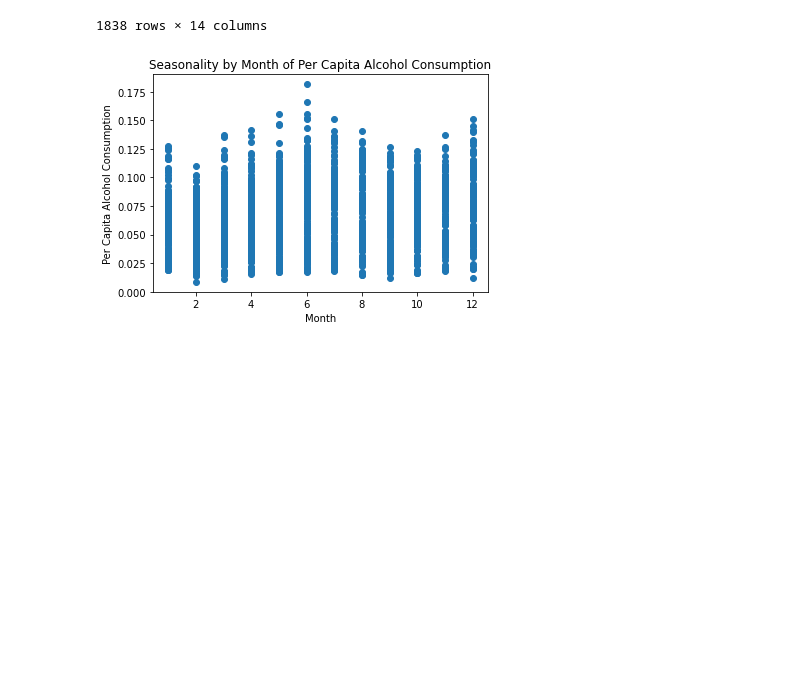
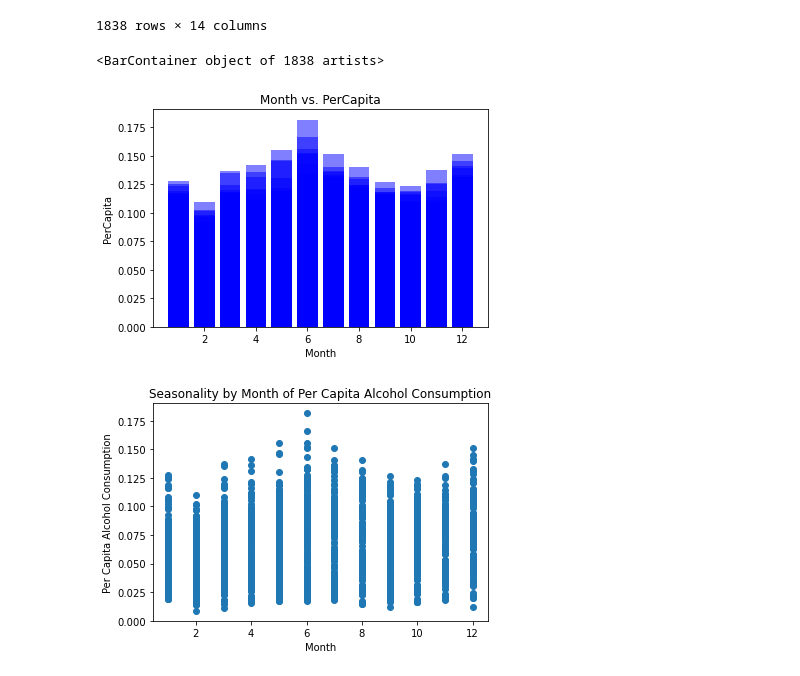
Before and after one commit to zach-18/Project_1_Group_3, a Jupyter notebook: Proj_1_Diane_Data.ipynb, the cells around one changed output. Saved outputs shown, nothing was run; the diff lists cells and outputs as text; code cells hidden in the pictures; blank space fills up the shorter version.

Commit message:
1st Visualization

```diff
--- a/Proj_1_Diane_Data.ipynb
+++ b/Proj_1_Diane_Data.ipynb
@@ -441,6 +441,15 @@ merged_df
 1838 rows × 14 columns
 # %%
 # PZ Creating Necessary Data Visualizations
+# %%
+plt.title("Month vs. PerCapita")
+plt.xlabel("Month")
+plt.ylabel("PerCapita")
+
+plt.bar(x, y, color='b', alpha=0.5, align="center")
+# %% [output]
+<BarContainer object of 1838 artists>
+[figure, added]
 # %%
 # Scatter of month vs. PerCapita Alcohol Consumption
 
```
Also changed, not shown: parts of 5 cells of this notebook, 1 other file.
